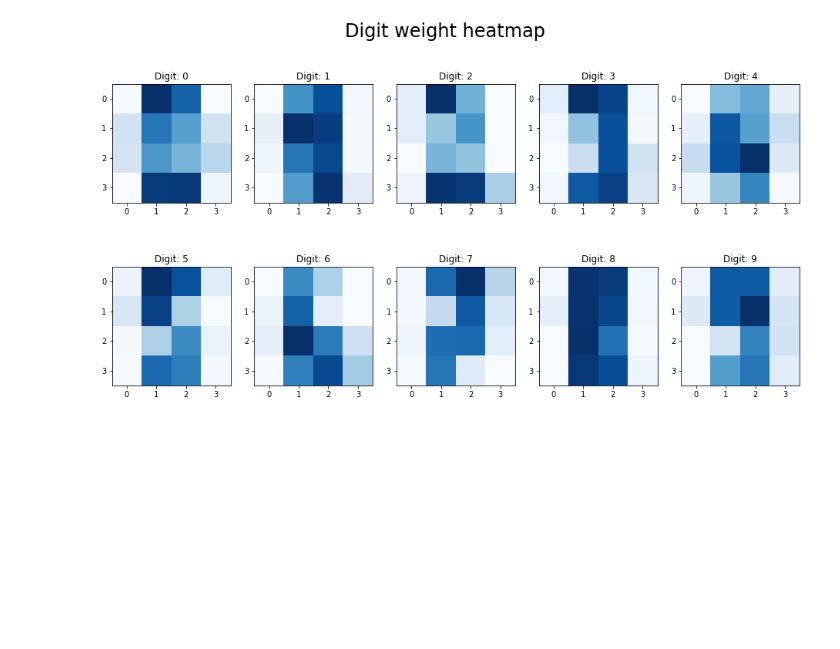
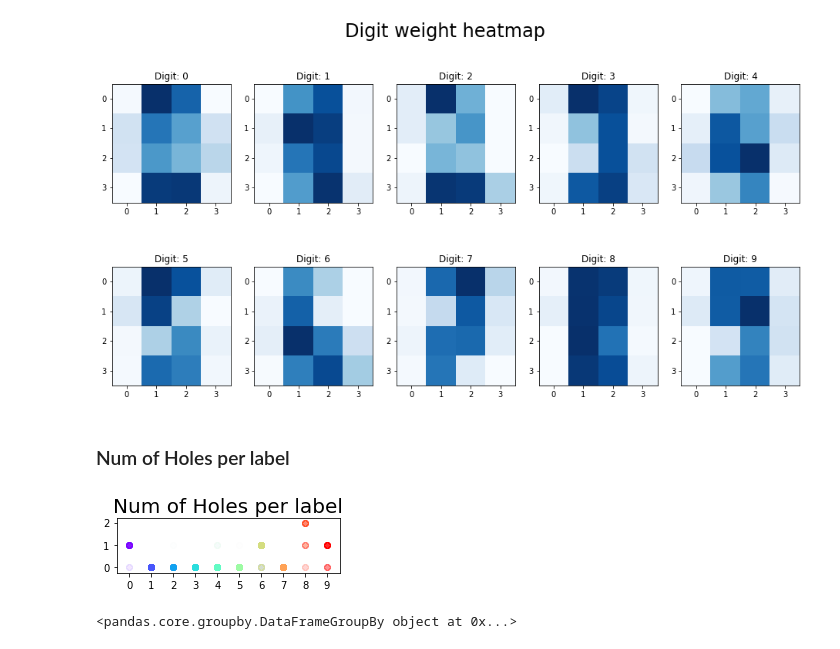
Before and after one commit to jsmienk/IML, a Jupyter notebook: notebooks/feature_analysis.ipynb, the cells around one changed output. Drawn from its saved outputs; the diff is of its cells as text; code cells hidden in the pictures; blank space fills up the shorter version.

```diff
--- a/notebooks/feature_analysis.ipynb
+++ b/notebooks/feature_analysis.ipynb
@@ -139,3 +141,27 @@ for i in range(LABEL_SIZE):
 # fig.savefig('label_weight_heatmaps.png', dpi=200, bbox_inches='tight')
 # %% [output]
 [figure]
+# %% [markdown]
+### Num of Holes per label
+# %%
+# Configure plot
+fig, ax = plt.subplots(figsize=(4,1))
+plt.xticks(np.arange(0, LABEL_SIZE, 1.0))
+plt.yticks([0, 1, 2])
+plt.title('Num of Holes per label', fontsize=20)
+
+# Create a different color for every label
+colors = cm.rainbow(np.linspace(0, 1, len(data_by_label)))
+# Make colors translucent
+colors[:,-1] = .006
+# Plot area
+for label_data, color in zip(data_by_label, colors):
+    x_coords = [label_data[0] for _ in range(len(label_data[1].num_holes))]
+    ax.scatter(x_coords, label_data[1].num_holes, label=str(label_data[0]), color=color)
+# fig.savefig('label_holes_scatter.png', dpi=200, bbox_inches='tight')
+# %% [output]
+[figure, added]
+# %%
+data_by_label
+# %% [output]
+<pandas.core.groupby.DataFrameGroupBy object at 0x...>
```
Also changed, not shown: parts of 1 cell of this notebook.
